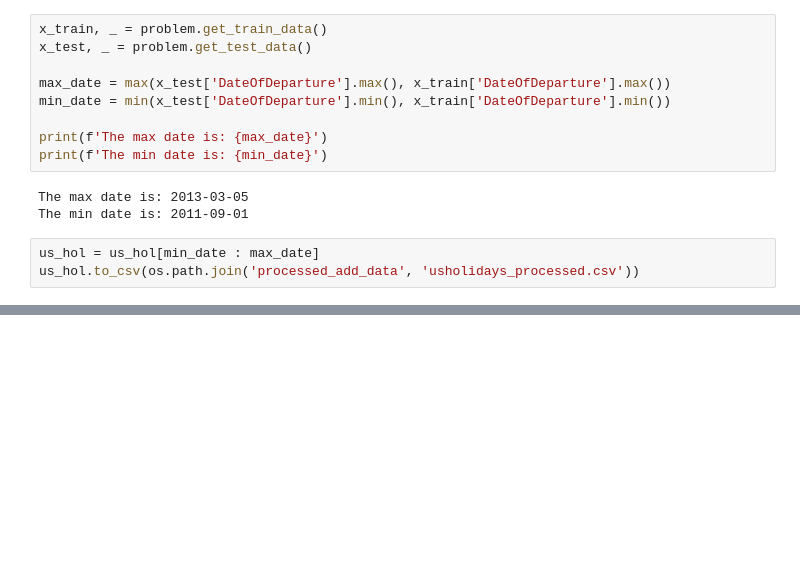
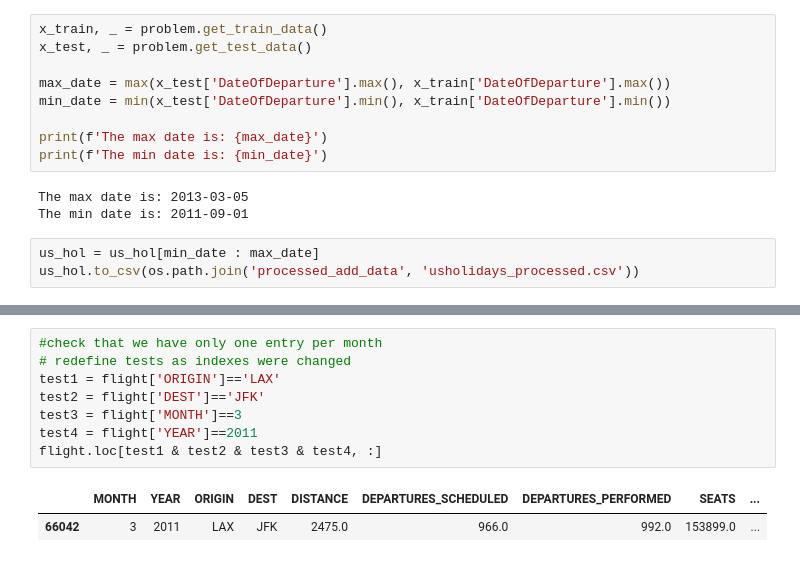
Before and after one commit to henrique-britoleao/air_passenger_traffic, a Jupyter notebook: data_treating.ipynb, the cells around one changed output, grey strips where cells are left out. Drawn from its saved outputs; the diff is of its cells as text; blank space fills up the shorter version.

```diff
--- a/data_treating.ipynb
+++ b/data_treating.ipynb
@@ -201,0 +234,11 @@ working_pop.to_csv(os.path.join('processed_add_data', 'working_pop.csv'))
+# %%
+#check that we have only one entry per month
+# redefine tests as indexes were changed
+test1 = flight['ORIGIN']=='LAX'
+test2 = flight['DEST']=='JFK'
+test3 = flight['MONTH']==3
+test4 = flight['YEAR']==2011
+flight.loc[test1 & test2 & test3 & test4, :]
+# %% [output]
+|  | MONTH | YEAR | ORIGIN | DEST | DISTANCE | DEPARTURES_SCHEDULED | DEPARTURES_PERFORMED | SEATS | ... |
+| 66042 | 3 | 2011 | LAX | JFK | 2475.0 | 966.0 | 992.0 | 153899.0 | ... |
```
Also changed, not shown: parts of 22 cells of this notebook.
